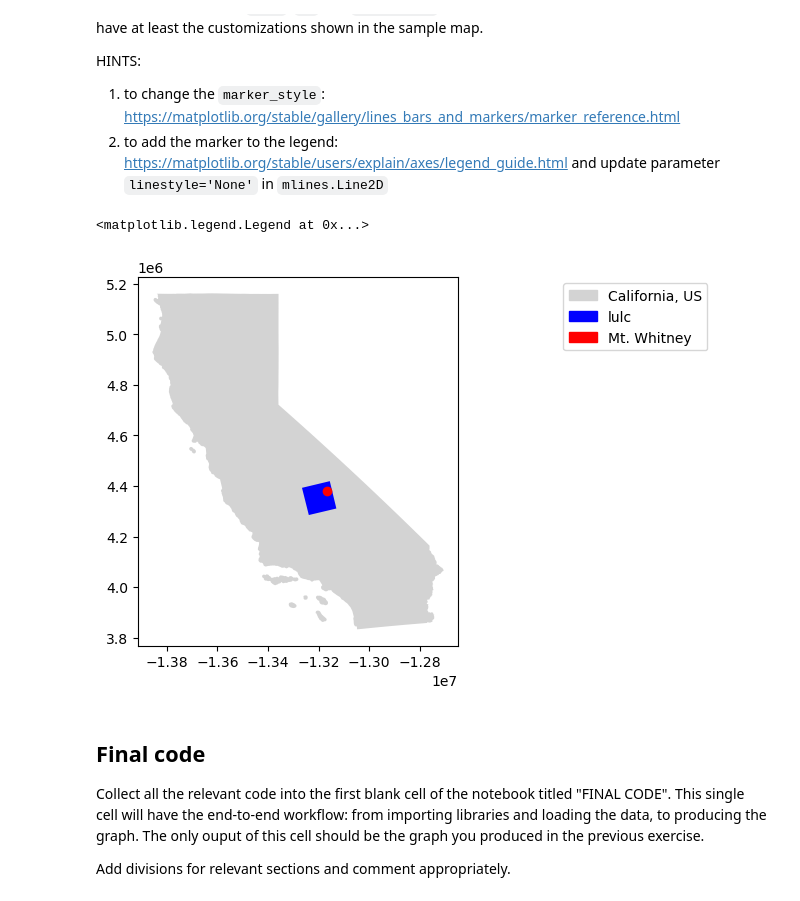
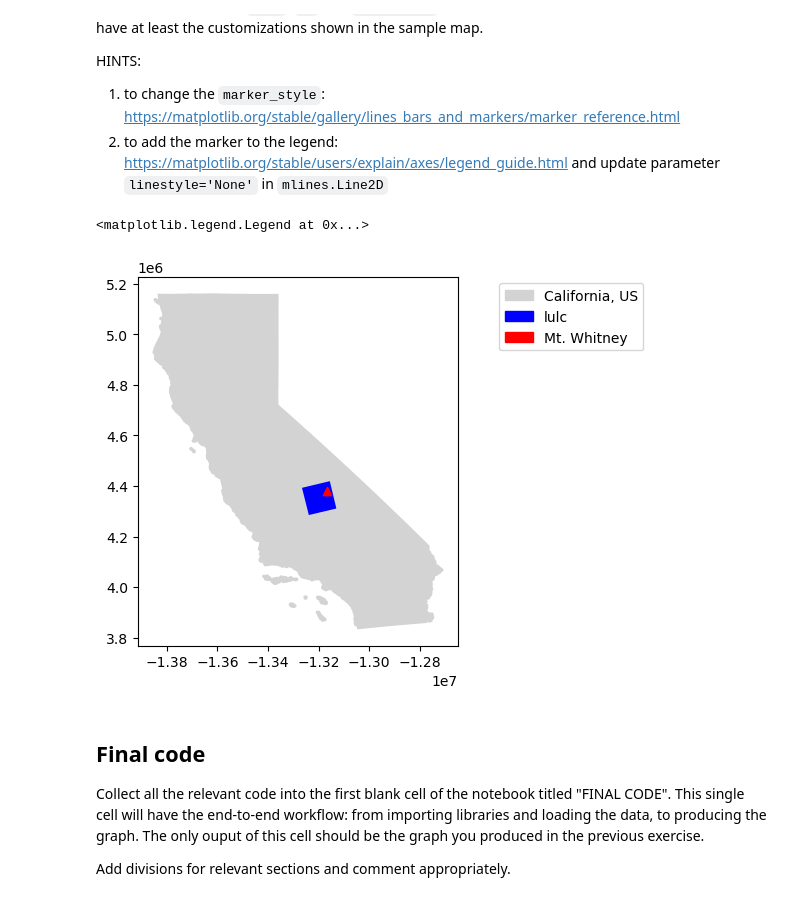
Before and after one commit to fletcher-m/eds220-hwk-4, a Jupyter notebook: hwk4-task1-whitney-map.ipynb, the cells around one changed output. Drawn from its saved outputs; the diff is of its cells as text; code cells hidden in the pictures.

```diff
--- a/hwk4-task1-whitney-map.ipynb
+++ b/hwk4-task1-whitney-map.ipynb
@@ -145,21 +200,26 @@ HINTS:
 1. to change the `marker_style`: https://matplotlib.org/stable/gallery/lines_bars_and_markers/marker_reference.html
 2. to add the marker to the legend: https://matplotlib.org/stable/users/explain/axes/legend_guide.html and update parameter `linestyle='None'` in `mlines.Line2D`
 # %%
+# initiate figure
 fig, ax = plt.subplots()
 
+# plot outline of california and create key for legend
 ca.plot(ax=ax, color='lightgray')
 ca_patch = mpatches.Patch(color='lightgray', label='California, US')
 
+# plot lulc bounding box and create key for legend
 bbox.to_crs(ca.crs).plot(ax=ax, color='blue')
 bbox_patch = mpatches.Patch(color='blue', label='lulc')
 
-mt_whitney.to_crs(ca.crs).plot(ax=ax, color='red')
+# plot point for Mt. Whitney and create key for legend
+mt_whitney.to_crs(ca.crs).plot(ax=ax, color='red', marker = '^')
 whitney_patch = mpatches.Patch(color='red', label='Mt. Whitney')
 
-ax.legend(handles=[ca_patch, bbox_patch, whitney_patch], frameon=True, loc='upper right', bbox_to_anchor=(1.8, 1))
+# create legend
+ax.legend(handles=[ca_patch, bbox_patch, whitney_patch], frameon=True, loc='upper right', bbox_to_anchor=(1.6, 1))
 # %% [output]
 <matplotlib.legend.Legend at 0x...>
-[figure, old version]
+[figure, new version]
 # %% [markdown]
 ## Final code
 Collect all the relevant code into the first blank cell of the notebook titled "FINAL CODE". This single cell will have the end-to-end workflow: from importing libraries and loading the data, to producing the graph. The only ouput of this cell should be the graph you produced in the previous exercise.
```
Also changed, not shown: parts of 3 cells of this notebook, 1 other file.
